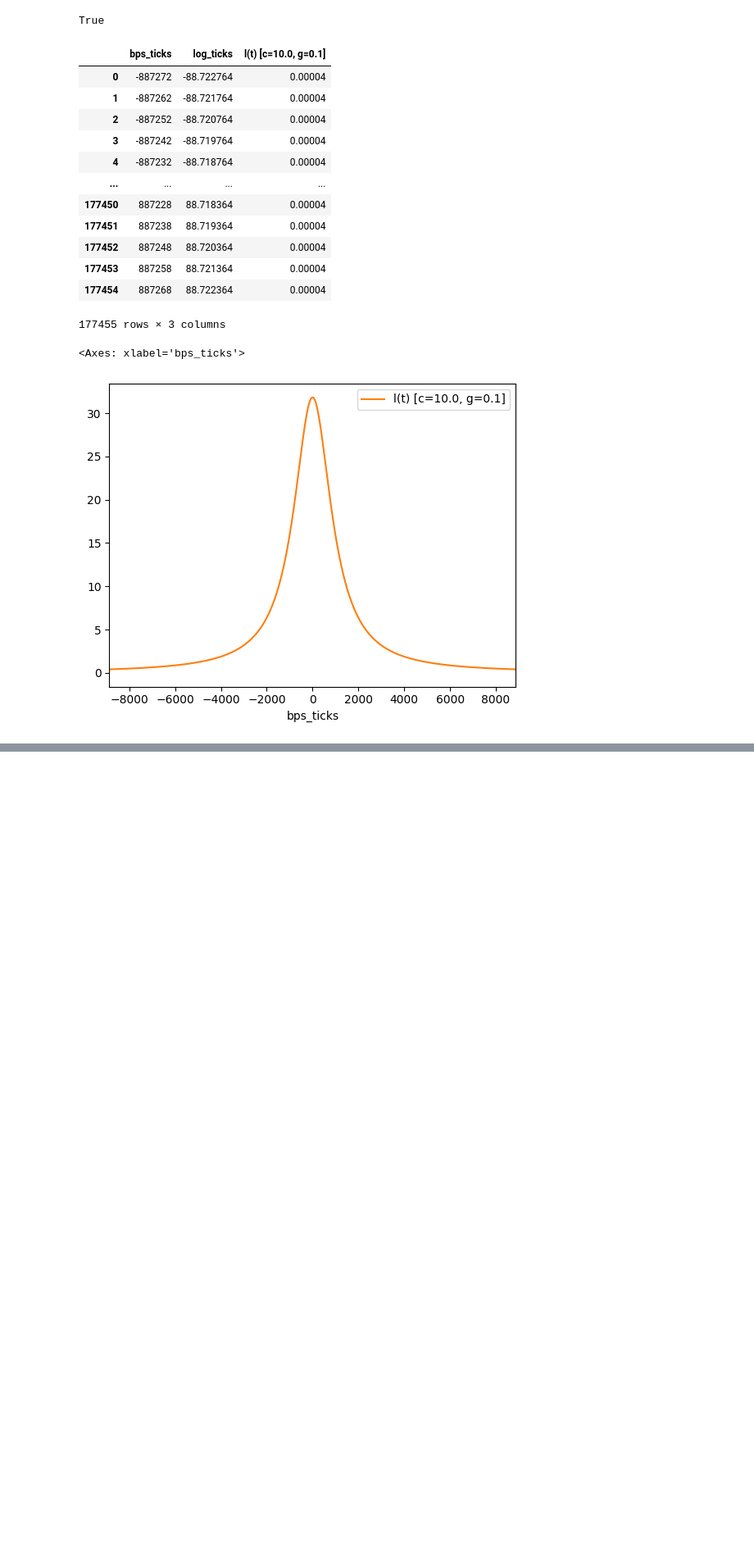
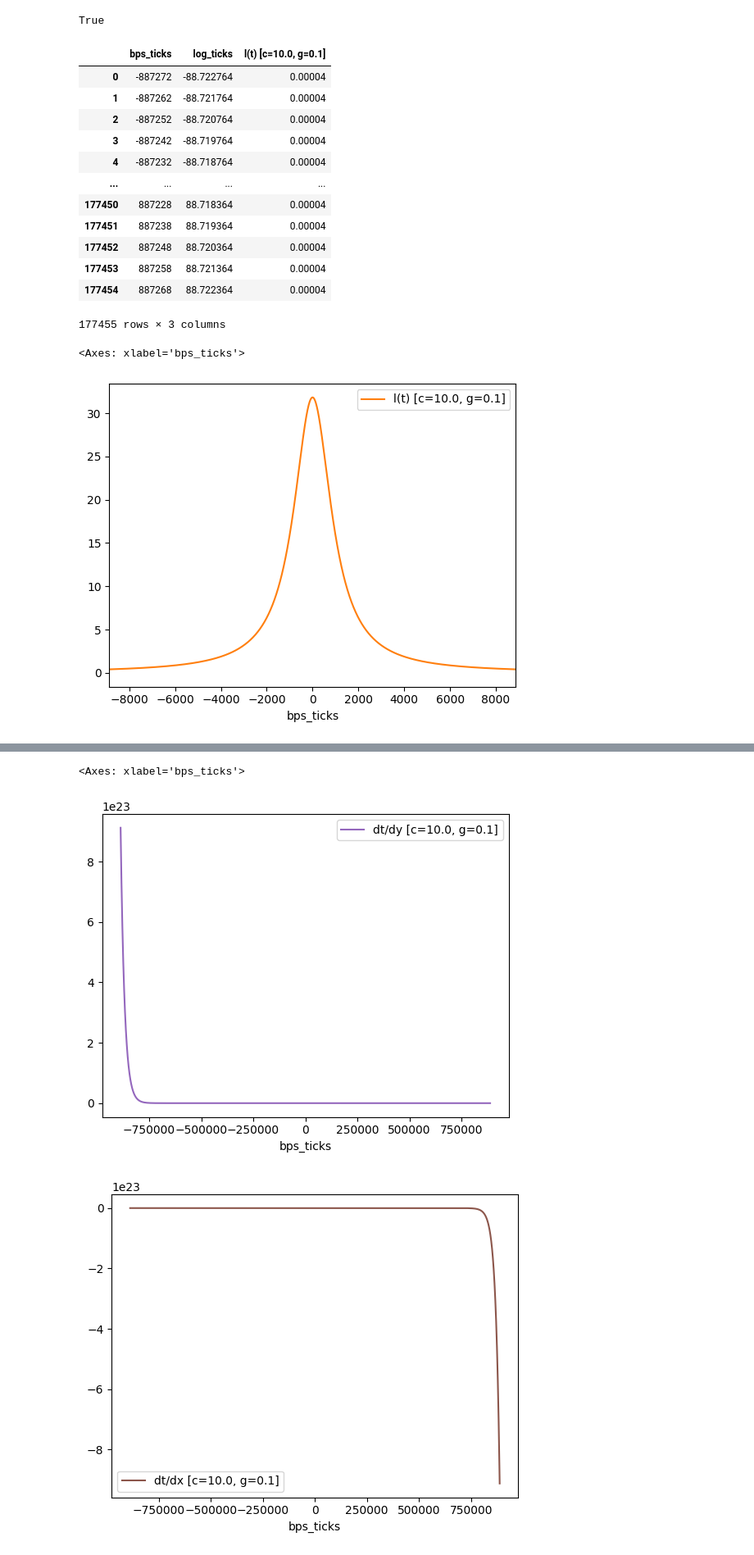
Before and after one commit to smolquants/cauchy-simulations-2025-03, a Jupyter notebook: notebook/analysis.ipynb, the cells around one changed output, grey strips where cells are left out. Shown at 82% size. Drawn from its saved outputs; the diff is of its cells as text; code cells hidden in the pictures; blank space fills up the shorter version.

```diff
--- a/notebook/analysis.ipynb
+++ b/notebook/analysis.ipynb
@@ -126,0 +155,12 @@ df.plot(x='bps_ticks', y=[f'l(t) [c={C}, g={g}]' for g in gammas], xlim=(-MAX_TI
+# %%
+# examine slippage for base Cauchy case of C, GAMMA
+df[f'dt/dy [c={C}, g={GAMMA}]'] = clp.slip_y(log_ticks)
+df[f'dt/dx [c={C}, g={GAMMA}]'] = clp.slip_x(log_ticks)
+# %%
+# plot y and x slippage across all ticks
+df.plot(x='bps_ticks', y=f'dt/dy [c={C}, g={GAMMA}]', color='C4')
+df.plot(x='bps_ticks', y=f'dt/dx [c={C}, g={GAMMA}]', color='C5')
+# %% [output]
+<Axes: xlabel='bps_ticks'>
+[figure, added]
+[figure, added]
```
Also changed, not shown: parts of 14 cells of this notebook, 1 other file.
